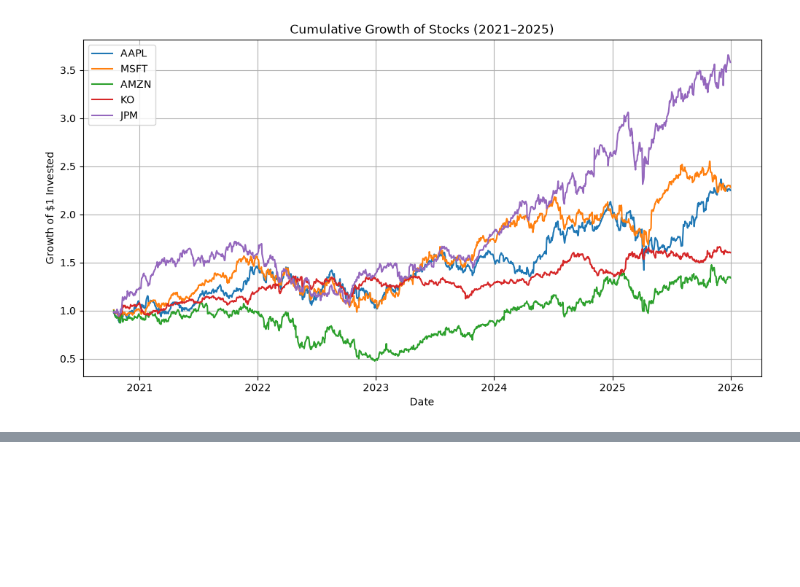
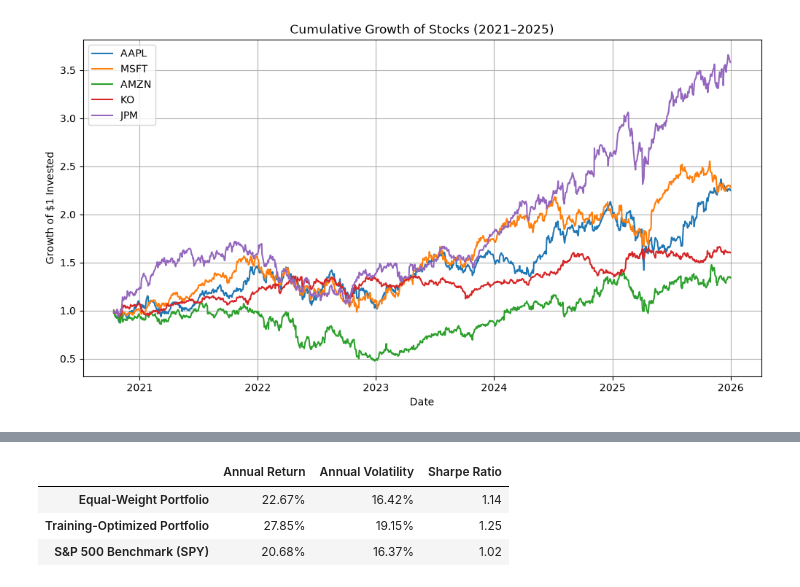
Before and after one commit to nsovohope62/portfolio-optimisation, a Jupyter notebook: notebooks/01_data_exploration.ipynb, the cells around one changed output, grey strips where cells are left out. Drawn from its saved outputs; the diff is of its cells as text; code cells hidden in the pictures; blank space fills up the shorter version.

Commit message:
Add validation results and project dependencies

```diff
--- a/notebooks/01_data_exploration.ipynb
+++ b/notebooks/01_data_exploration.ipynb
@@ -642,0 +687,88 @@ plt.show()
+# %%
+# Split the data into training and testing periods
+split_date = "2024-01-01"
+
+train_asset_returns = returns.loc[
+    returns.index < split_date, assets
+].dropna()
+
+test_asset_returns = returns.loc[
+    returns.index >= split_date, assets
+].dropna()
+
+# Estimate expected returns and covariance using training data only
+train_mu = train_asset_returns.mean().to_numpy() * 252
+train_cov = train_asset_returns.cov().to_numpy() * 252
+
+# Find the maximum-Sharpe portfolio using training data
+def negative_train_sharpe(weights):
+    ret = weights @ train_mu
+    vol = np.sqrt(weights @ train_cov @ weights)
+
+    return -(ret - risk_free_rate) / vol
+
+result_oos = minimize(
+    negative_train_sharpe,
+    np.repeat(1 / len(assets), len(assets)),
+    method="SLSQP",
+    bounds=tuple((0, 1) for _ in assets),
+    constraints={
+        "type": "eq",
+        "fun": lambda weights: weights.sum() - 1
+    }
+)
+
+if not result_oos.success:
+    raise RuntimeError(result_oos.message)
+
+optimized_oos_weights = result_oos.x
+
+# Evaluate on the unseen testing period
+equal_test_returns = test_asset_returns.dot(
+    np.repeat(1 / len(assets), len(assets))
+).rename("Equal-Weight Portfolio")
+
+optimized_test_returns = test_asset_returns.dot(
+    optimized_oos_weights
+).rename("Training-Optimized Portfolio")
+
+benchmark_test_returns = spy_returns.rename(
+    "S&P 500 Benchmark (SPY)"
+)
+
+test_comparison = pd.concat(
+    [
+        equal_test_returns,
+        optimized_test_returns,
+        benchmark_test_returns
+    ],
+    axis=1
+).dropna()
+
+# Calculate performance metrics on the testing period
+test_annual_return = test_comparison.mean() * 252
+test_annual_volatility = test_comparison.std() * np.sqrt(252)
+test_sharpe = (
+    test_annual_return - risk_free_rate
+) / test_annual_volatility
+
+test_summary = pd.DataFrame({
+    "Annual Return": test_annual_return,
+    "Annual Volatility": test_annual_volatility,
+    "Sharpe Ratio": test_sharpe
+})
+
+display(test_summary.style.format({
+    "Annual Return": "{:.2%}",
+    "Annual Volatility": "{:.2%}",
+    "Sharpe Ratio": "{:.2f}"
+}))
+
+print("Optimised weights learned from 2021–2023 data:")
+for asset, weight in zip(assets, optimized_oos_weights):
+    print(f"{asset}: {weight:.2%}")
+# %% [output]
+|  | Annual Return | Annual Volatility | Sharpe Ratio |
+| Equal-Weight Portfolio | 22.67% | 16.42% | 1.14 |
+| Training-Optimized Portfolio | 27.85% | 19.15% | 1.25 |
+| S&P 500 Benchmark (SPY) | 20.68% | 16.37% | 1.02 |
```
Also changed, not shown: parts of 9 cells of this notebook, 6 other files.
